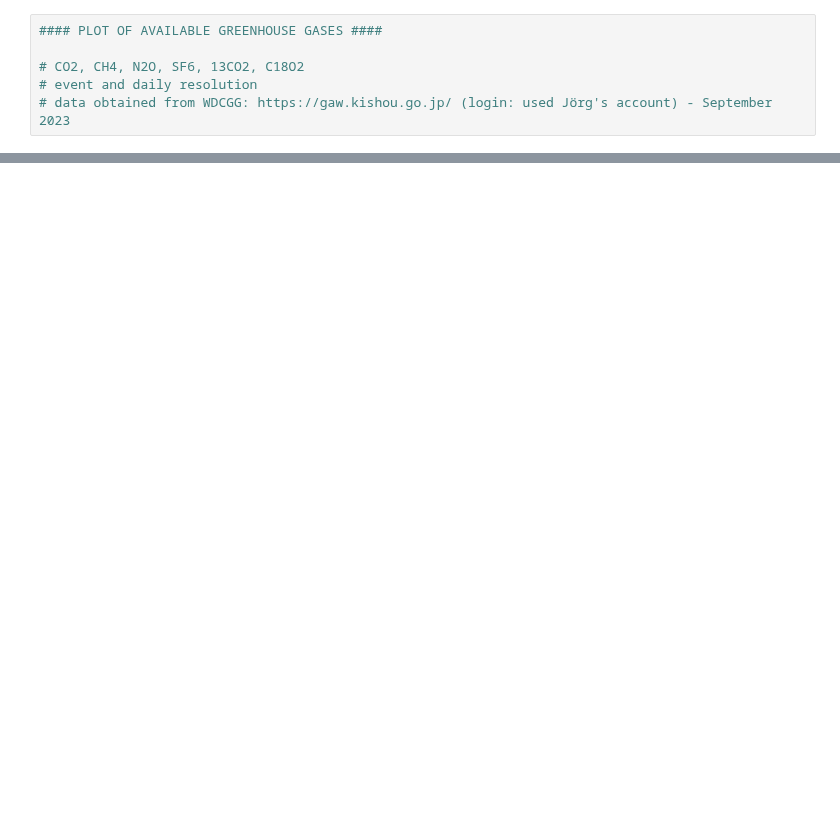
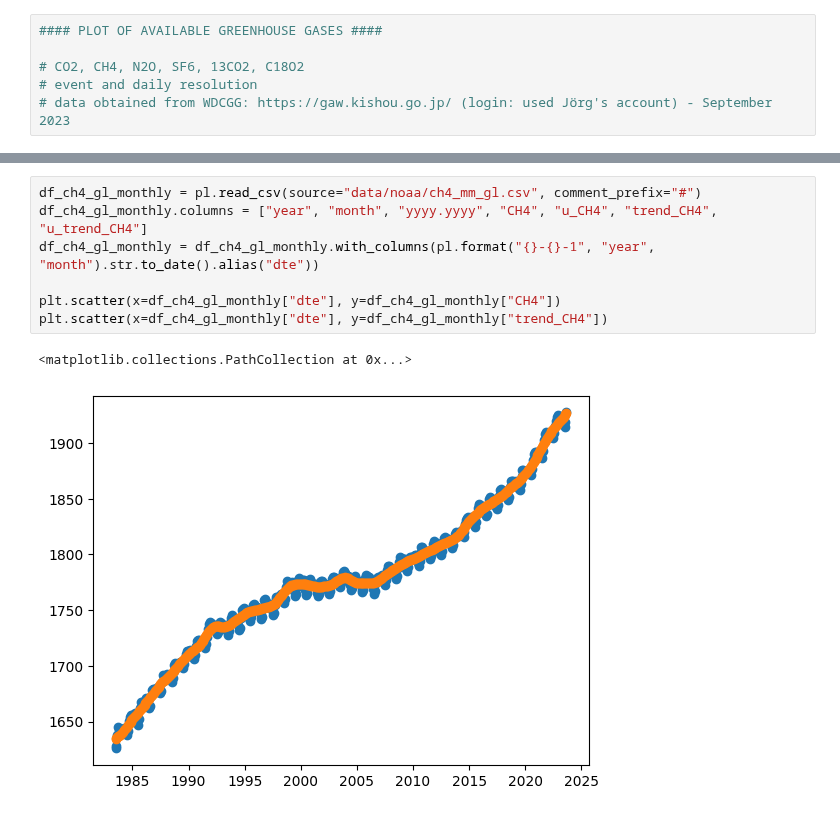
Before and after one commit to MeteoSwiss/gawkenya, a Jupyter notebook: SD_Greenhouse_gases.ipynb, the cells around one changed output, grey strips where cells are left out. Cells and saved outputs as stored; diff of their text form; blank space fills up the shorter version.

```diff
--- a/SD_Greenhouse_gases.ipynb
+++ b/SD_Greenhouse_gases.ipynb
@@ -71,3 +96,13 @@ for g in ghg:
+# %%
+df_ch4_gl_monthly = pl.read_csv(source="data/noaa/ch4_mm_gl.csv", comment_prefix="#")
+df_ch4_gl_monthly.columns = ["year", "month", "yyyy.yyyy", "CH4", "u_CH4", "trend_CH4", "u_trend_CH4"]
+df_ch4_gl_monthly = df_ch4_gl_monthly.with_columns(pl.format("{}-{}-1", "year", "month").str.to_date().alias("dte"))
+
+plt.scatter(x=df_ch4_gl_monthly["dte"], y=df_ch4_gl_monthly["CH4"])
+plt.scatter(x=df_ch4_gl_monthly["dte"], y=df_ch4_gl_monthly["trend_CH4"])
+# %% [output]
+<matplotlib.collections.PathCollection at 0x...>
+[figure, added]
 # %%
 # Make Plot
 
```
Also changed, not shown: parts of 4 cells of this notebook, 16 other files.
